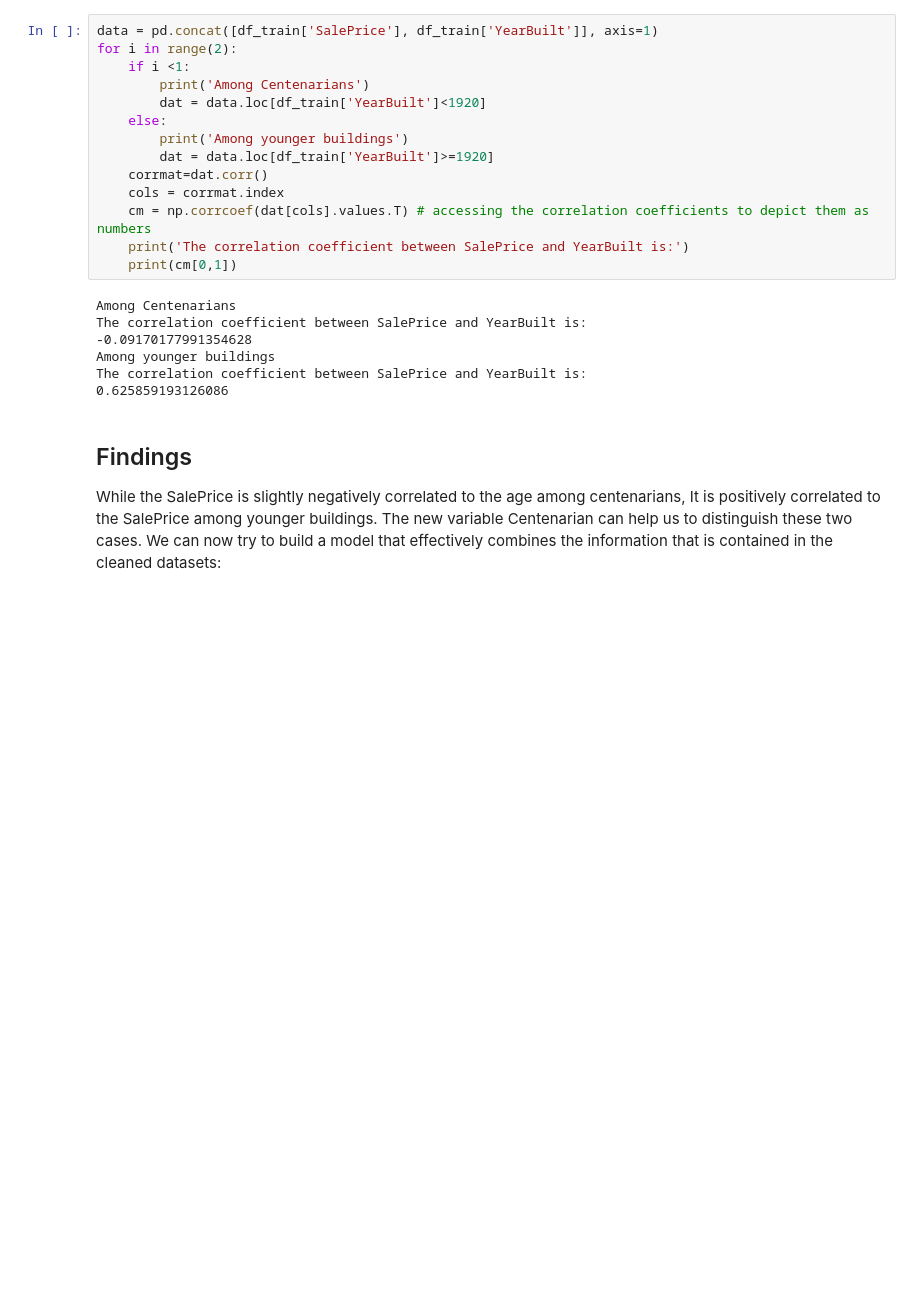
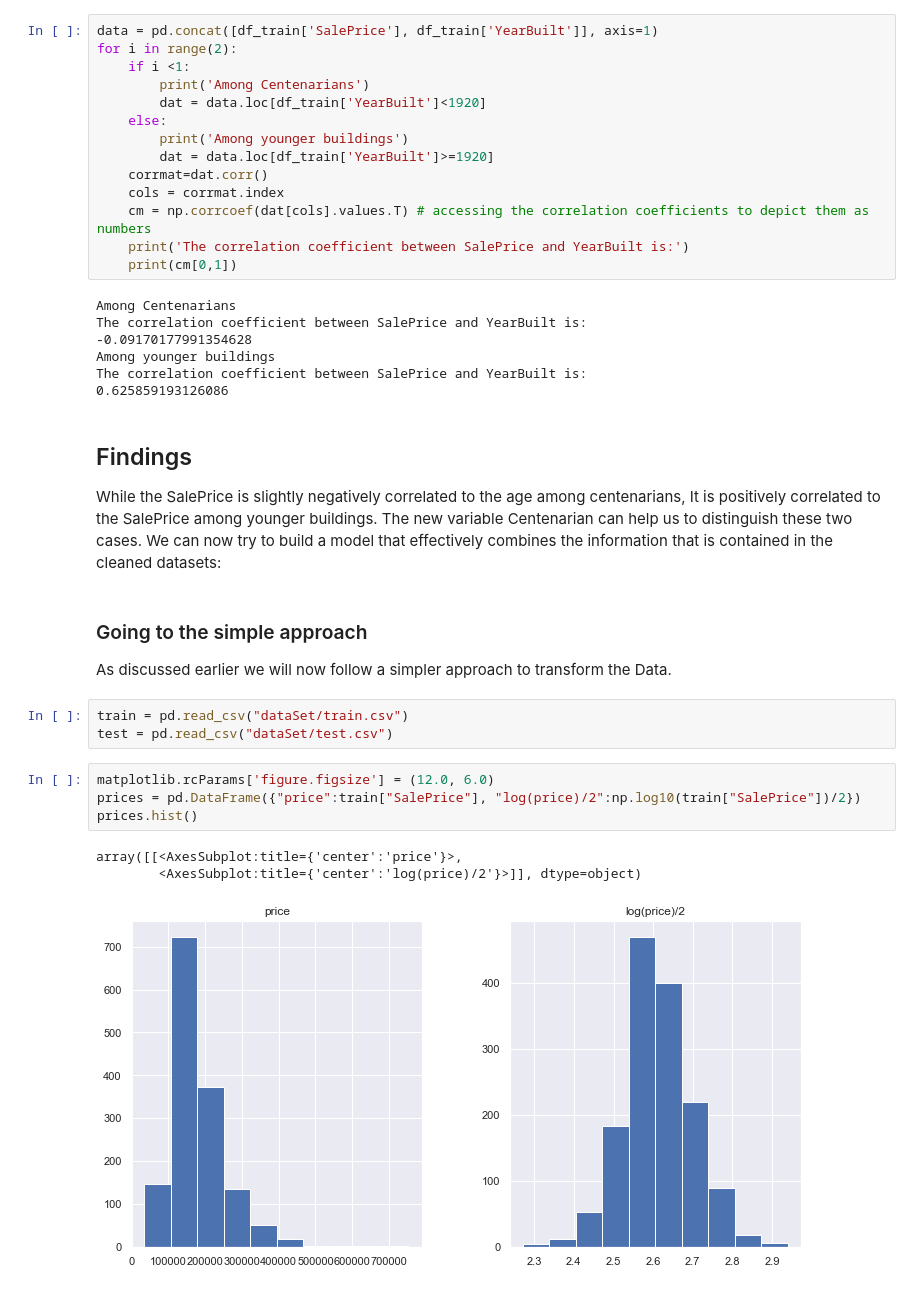
Before and after one commit to Ak-Gautam/Regularised_L_M, a Jupyter notebook: RLM.ipynb, the cells around one changed output. Drawn from its saved outputs; the diff is of its cells as text; blank space fills up the shorter version.

Commit message:
Data engineering done

```diff
--- a/RLM.ipynb
+++ b/RLM.ipynb
@@ -423,3 +430,18 @@ The correlation coefficient between SalePrice and YearBuilt is:
 # %% [markdown]
 ## Findings
 While the SalePrice is slightly negatively correlated to the age among centenarians, It is positively correlated to the SalePrice among younger buildings. The new variable Centenarian can help us to distinguish these two cases. We can now try to build a model that effectively combines the information that is contained in the cleaned datasets:
+# %% [markdown]
+### Going to the simple approach
+
+As discussed earlier we will now follow a simpler approach to transform the Data.
+# %%
+train = pd.read_csv("dataSet/train.csv")
+test = pd.read_csv("dataSet/test.csv")
+# %%
+matplotlib.rcParams['figure.figsize'] = (12.0, 6.0)
+prices = pd.DataFrame({"price":train["SalePrice"], "log(price)/2":np.log10(train["SalePrice"])/2})
+prices.hist()
+# %% [output]
+array([[<AxesSubplot:title={'center':'price'}>,
+        <AxesSubplot:title={'center':'log(price)/2'}>]], dtype=object)
+[figure, added]
```
Also changed, not shown: parts of 12 cells of this notebook.
